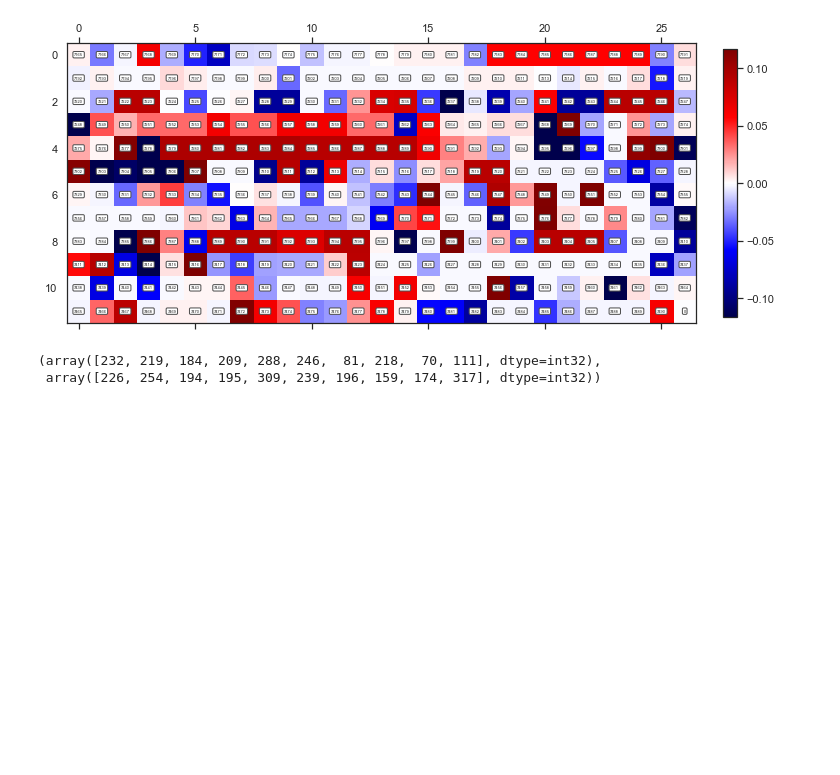
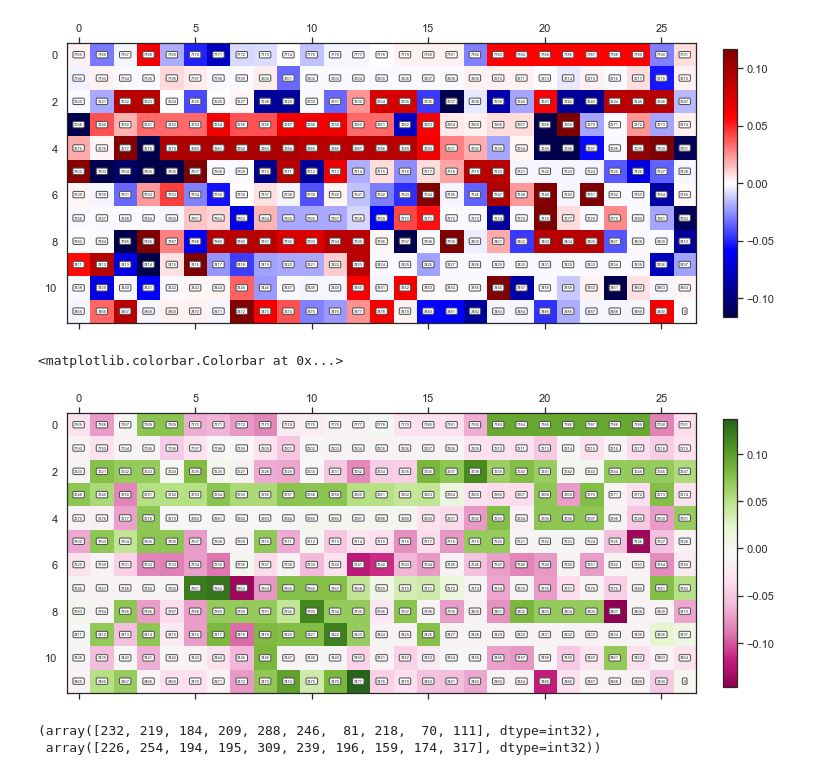
Before and after one commit to gavstrik/etsyvni, a Jupyter notebook: _notebooks/2020-11-29-pca.ipynb, the cells around one changed output. Saved outputs shown, nothing was run; the diff lists cells and outputs as text; code cells hidden in the pictures; blank space fills up the shorter version.

```diff
--- a/_notebooks/2020-11-29-pca.ipynb
+++ b/_notebooks/2020-11-29-pca.ipynb
@@ -252,6 +254,19 @@ plt.colorbar(mesh, ax=ax, fraction=0.02, pad=0.04)
 # %% [output]
 <matplotlib.colorbar.Colorbar at 0x...>
 [figure]
+# %%
+# nu det samme for anden component:
+w = np.append(yvector, [0])
+w = w.reshape(12,27)
+
+fig, ax = plt.subplots(figsize=(12,8))
+mesh = ax.matshow(w, cmap='PiYG')
+for (i, j), z in np.ndenumerate(b):
+    ax.text(j, i, '{}'.format(z), ha='center', va='center', fontsize=4, bbox=dict(boxstyle='round', facecolor='white', edgecolor='0.3'))
+plt.colorbar(mesh, ax=ax, fraction=0.02, pad=0.04)
+# %% [output]
+<matplotlib.colorbar.Colorbar at 0x...>
+[figure, added]
 # %%
 ix_high = np.argsort(xvector)[-5:] # returns an array of sorted indexes of the components
 ix_low = np.argsort(xvector)[:5]
```
Also changed, not shown: parts of 5 cells of this notebook, 2 other files.
